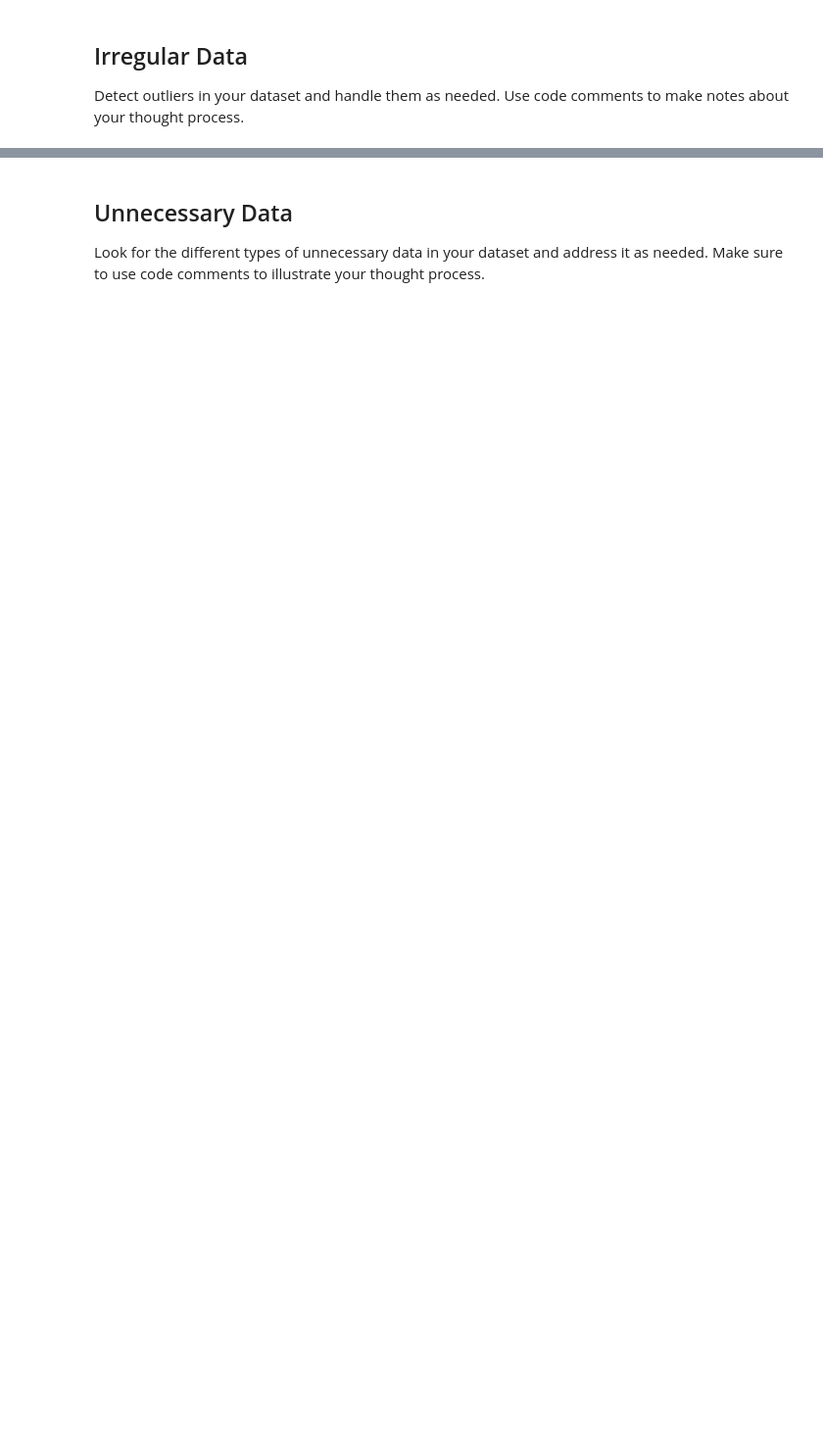
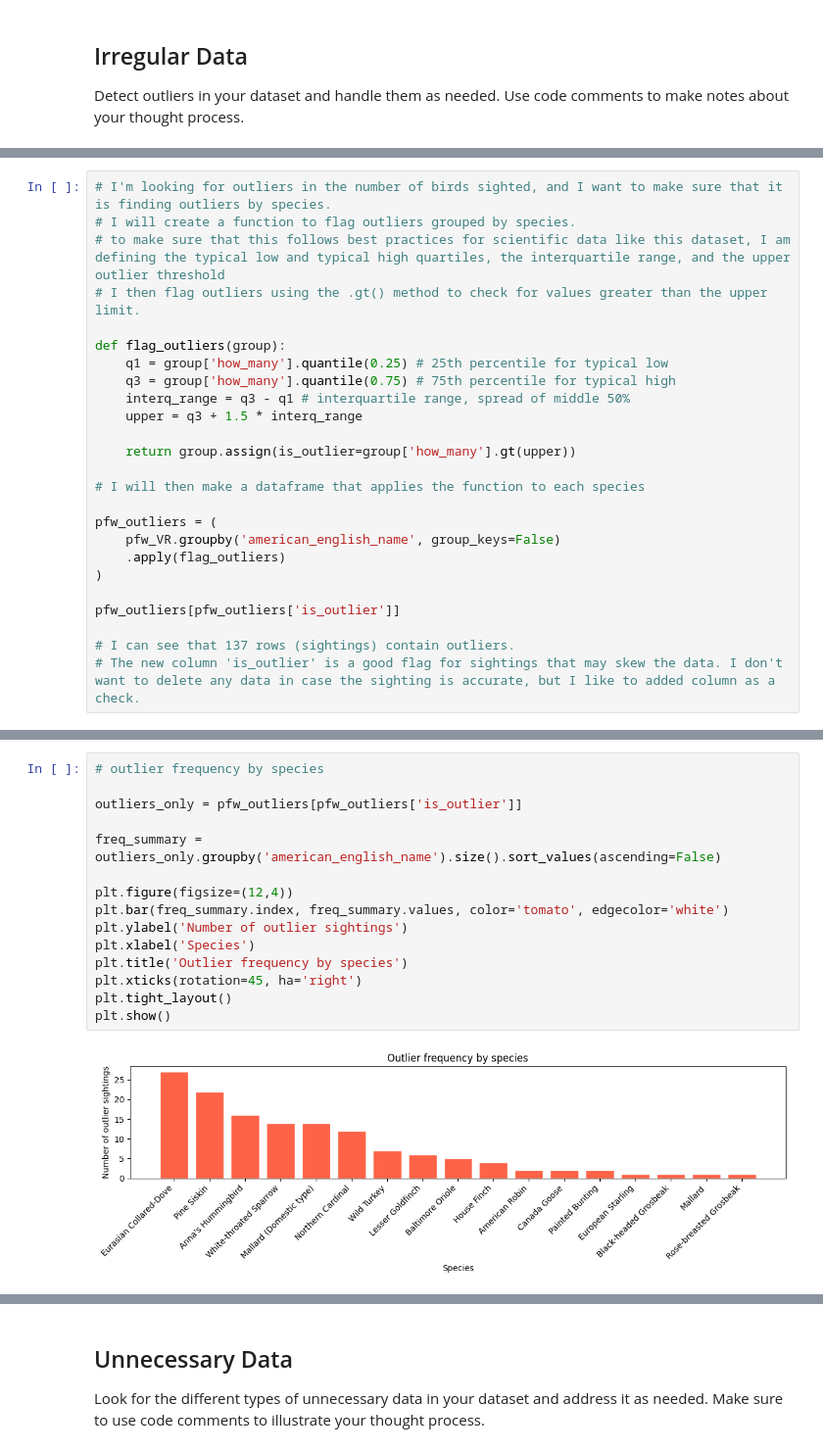
Before and after one commit to EJoyce-DA/cleaning-data-checkpoint, a Jupyter notebook: checkpoint-three.ipynb, the cells around one changed output, grey strips where cells are left out. Shown at 98% size. Saved outputs shown, nothing was run; the diff lists cells and outputs as text; blank space fills up the shorter version.

Commit message:
Checkpoint 3 Submission

```diff
--- a/checkpoint-three.ipynb
+++ b/checkpoint-three.ipynb
@@ -288,0 +141,25 @@ pfw_feeders_fruit
+# %%
+# I'm looking for outliers in the number of birds sighted, and I want to make sure that it is finding outliers by species.
+# I will create a function to flag outliers grouped by species.
+# to make sure that this follows best practices for scientific data like this dataset, I am defining the typical low and typical high quartiles, the interquartile range, and the upper outlier threshold
+# I then flag outliers using the .gt() method to check for values greater than the upper limit.
+
+def flag_outliers(group):
+    q1 = group['how_many'].quantile(0.25) # 25th percentile for typical low
+    q3 = group['how_many'].quantile(0.75) # 75th percentile for typical high
+    interq_range = q3 - q1 # interquartile range, spread of middle 50%
+    upper = q3 + 1.5 * interq_range
+
+    return group.assign(is_outlier=group['how_many'].gt(upper))
+
+# I will then make a dataframe that applies the function to each species
+
+pfw_outliers = (
+    pfw_VR.groupby('american_english_name', group_keys=False)
+    .apply(flag_outliers)
+)
+
+pfw_outliers[pfw_outliers['is_outlier']]
+
+# I can see that 137 rows (sightings) contain outliers.
+# The new column 'is_outlier' is a good flag for sightings that may skew the data. I don't want to delete any data in case the sighting is accurate, but I like to added column as a check.
@@ -288,0 +261,17 @@ pfw_feeders_fruit
+# %%
+# outlier frequency by species
+
+outliers_only = pfw_outliers[pfw_outliers['is_outlier']]
+
+freq_summary = outliers_only.groupby('american_english_name').size().sort_values(ascending=False)
+
+plt.figure(figsize=(12,4))
+plt.bar(freq_summary.index, freq_summary.values, color='tomato', edgecolor='white')
+plt.ylabel('Number of outlier sightings')
+plt.xlabel('Species')
+plt.title('Outlier frequency by species')
+plt.xticks(rotation=45, ha='right')
+plt.tight_layout()
+plt.show()
+# %% [output]
+[figure, added]
```
Also changed, not shown: parts of 48 cells of this notebook.
